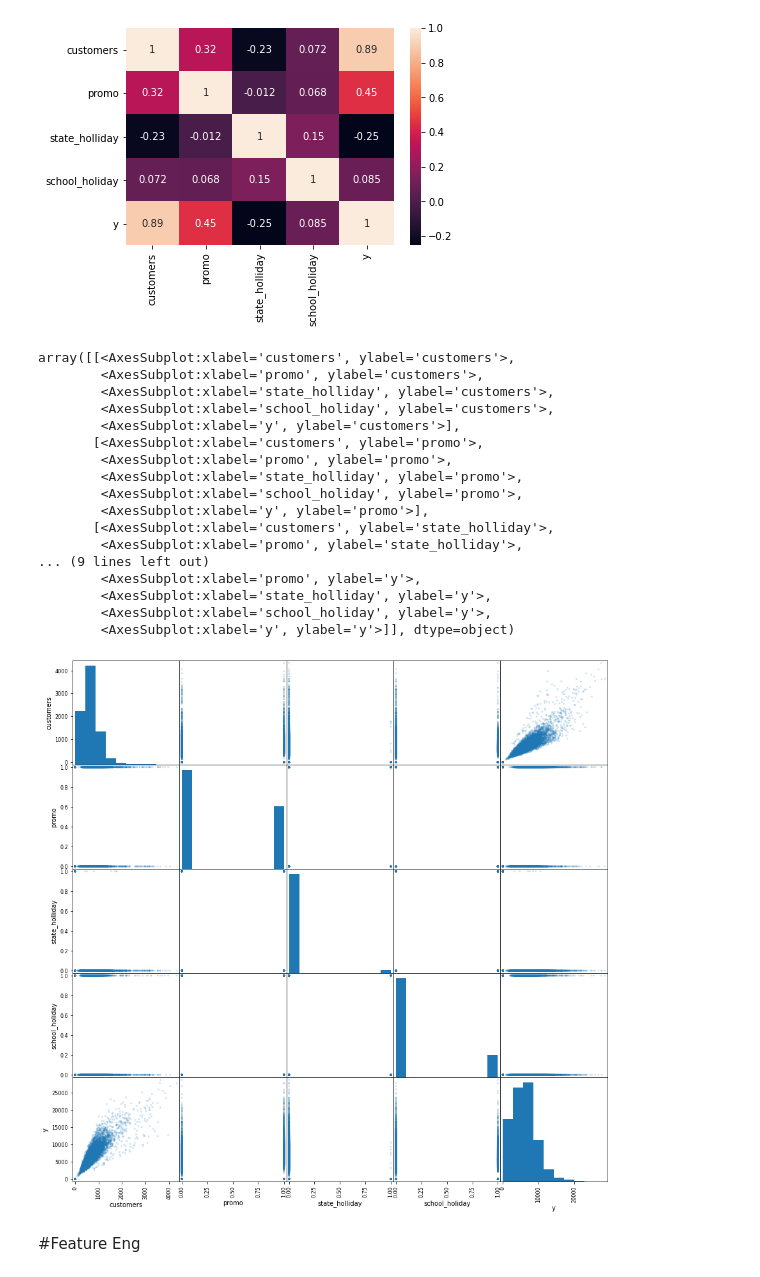
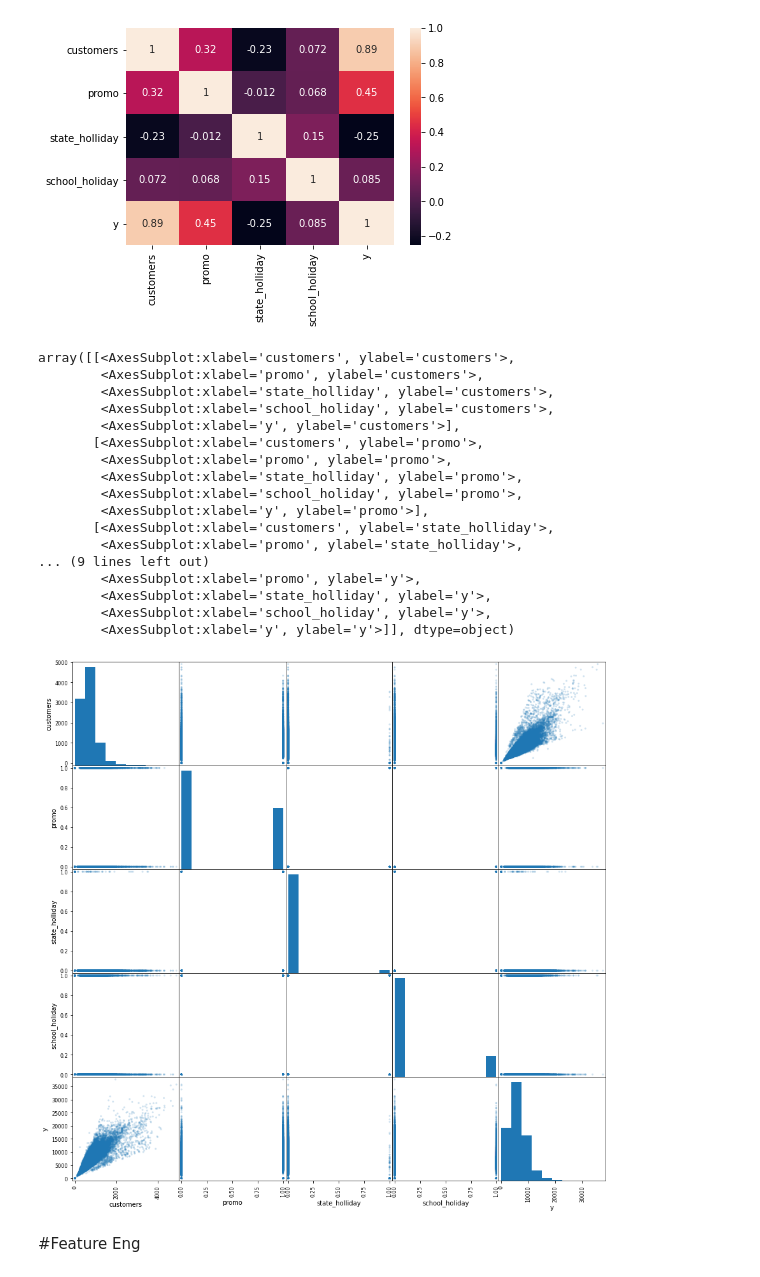
Before and after one commit to Omarbenjelloun915/ProjetData, a Jupyter notebook: ProjetDATA.ipynb, the cells around one changed output. Drawn from its saved outputs; the diff is of its cells as text; code cells hidden in the pictures.

```diff
--- a/ProjetDATA.ipynb
+++ b/ProjetDATA.ipynb
@@ -152,26 +152,26 @@ sns.heatmap(train_df.drop(columns=['id']).corr(), annot=True)
 # %%
 # On remarque aussi qu'il y a une corrélation linéaire entre 'customers' et 'y'
 
-pd.plotting.scatter_matrix(train_df.drop(columns=['id','date']).sample(10000), alpha=0.2, figsize=(15,15))
+pd.plotting.scatter_matrix(train_df.drop(columns=['id','date']).sample(50000), alpha=0.2, figsize=(15,15))
 # %% [output]
 array([[<AxesSubplot:xlabel='customers', ylabel='customers'>,
         <AxesSubplot:xlabel='promo', ylabel='customers'>,
         <AxesSubplot:xlabel='state_holliday', ylabel='customers'>,
         <AxesSubplot:xlabel='school_holiday', ylabel='customers'>,
         <AxesSubplot:xlabel='y', ylabel='customers'>],
        [<AxesSubplot:xlabel='customers', ylabel='promo'>,
         <AxesSubplot:xlabel='promo', ylabel='promo'>,
         <AxesSubplot:xlabel='state_holliday', ylabel='promo'>,
         <AxesSubplot:xlabel='school_holiday', ylabel='promo'>,
         <AxesSubplot:xlabel='y', ylabel='promo'>],
        [<AxesSubplot:xlabel='customers', ylabel='state_holliday'>,
         <AxesSubplot:xlabel='promo', ylabel='state_holliday'>,
 ... (9 lines left out)
         <AxesSubplot:xlabel='promo', ylabel='y'>,
         <AxesSubplot:xlabel='state_holliday', ylabel='y'>,
         <AxesSubplot:xlabel='school_holiday', ylabel='y'>,
         <AxesSubplot:xlabel='y', ylabel='y'>]], dtype=object)
-[figure, old version]
+[figure, new version]
 # %% [markdown]
 #Feature Eng
 # %%
```
Also changed, not shown: parts of 2 cells of this notebook.
